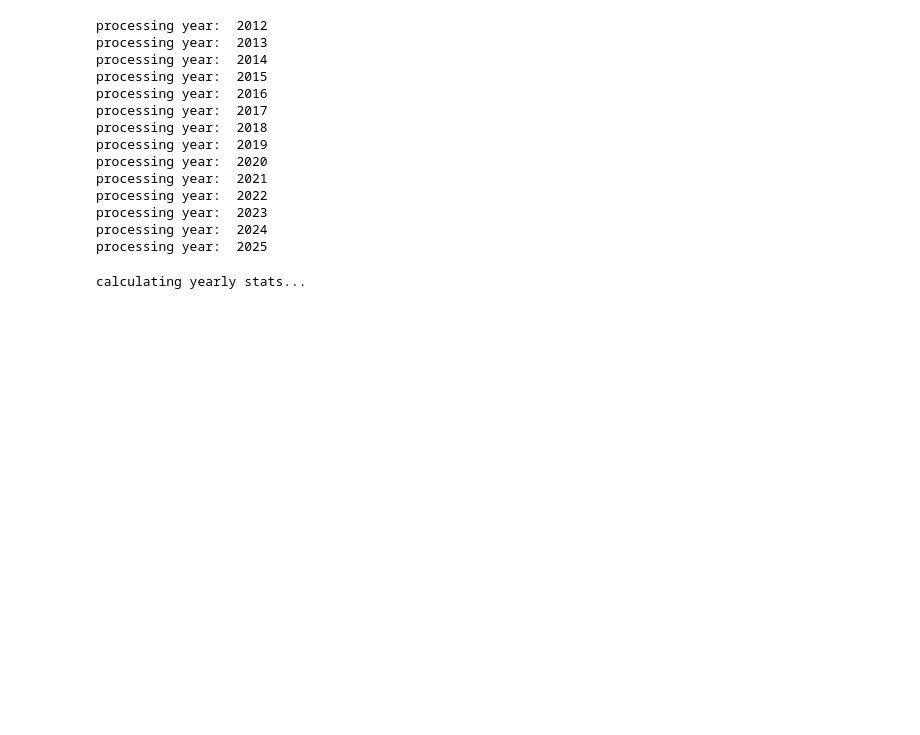
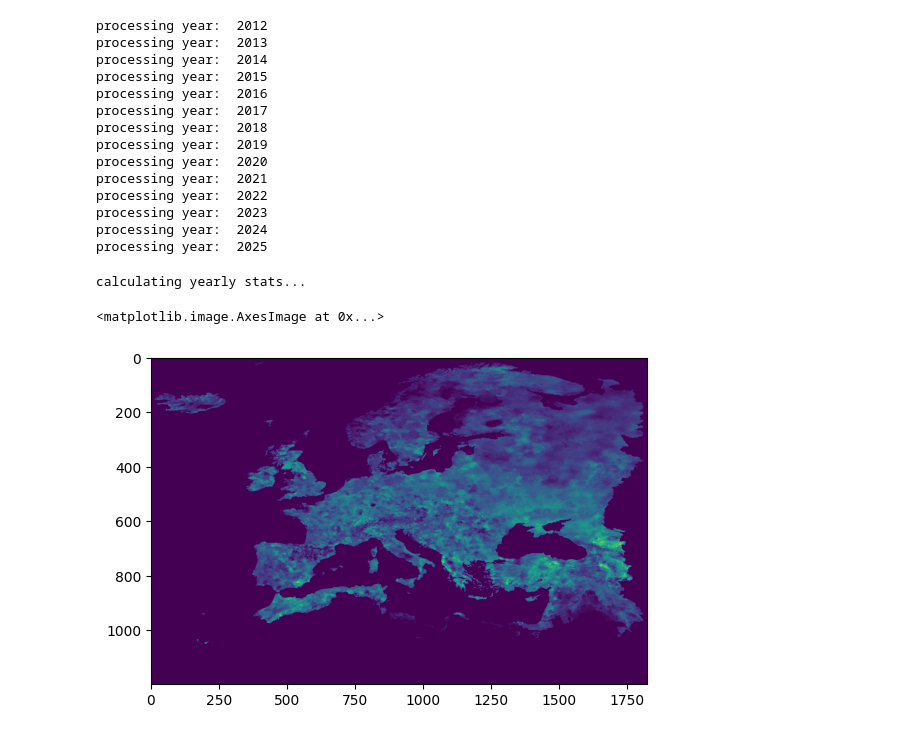
Before and after one commit to correctiv/CE_2026_4_drought, a Jupyter notebook: scripts/compute_drought_days.ipynb, the cells around one changed output. Drawn from its saved outputs; the diff is of its cells as text; code cells hidden in the pictures; blank space fills up the shorter version.

```diff
--- a/scripts/compute_drought_days.ipynb
+++ b/scripts/compute_drought_days.ipynb
@@ -17,13 +17,13 @@ cdi_files = sorted(glob.glob(os.path.join(utils.raw_data_dir, "combined_drought_
 drought_data_dir = os.path.join(utils.raw_data_dir, "combined_drought_indicator_2012-2025")
 cdi_folders = sorted(glob.glob(os.path.join(drought_data_dir, "*")))
 
-LAU_level = False
+LAU_level = True
 
 if LAU_level:
-    coverage_files = glob.glob(os.path.join(utils.intermediate_data_dir, "lau_cdi_raster_coverage", "*.geojson"))
+    coverage_files = glob.glob(os.path.join(utils.intermediate_data_dir, "cdi_raster_coverage_lau", "*.geojson"))
     out_file = "drought_days_lau.geojson"
 else:
-    coverage_files = glob.glob(os.path.join(utils.intermediate_data_dir, "nuts3_cdi_raster_coverage", "*.geojson"))
+    coverage_files = glob.glob(os.path.join(utils.intermediate_data_dir, "cdi_raster_coverage_nuts3", "*.geojson"))
     out_file = "drought_days_nuts3.geojson"
 # %%
 df = [gpd.read_file(f) for f in coverage_files]
@@ -134,6 +138,11 @@ print("calculating yearly stats...")
 df = df.progress_apply(calculate_yearly_stats, axis=1)
 # %% [output]
 calculating yearly stats...
+# %%
+plt.imshow(warning_days.sum(axis=0))
+# %% [output]
+<matplotlib.image.AxesImage at 0x...>
+[figure, added]
 # %%
 for value in ["warning", "alert", "drought"]:
 
```
Also changed, not shown: parts of 4 cells of this notebook, 6 other files.
